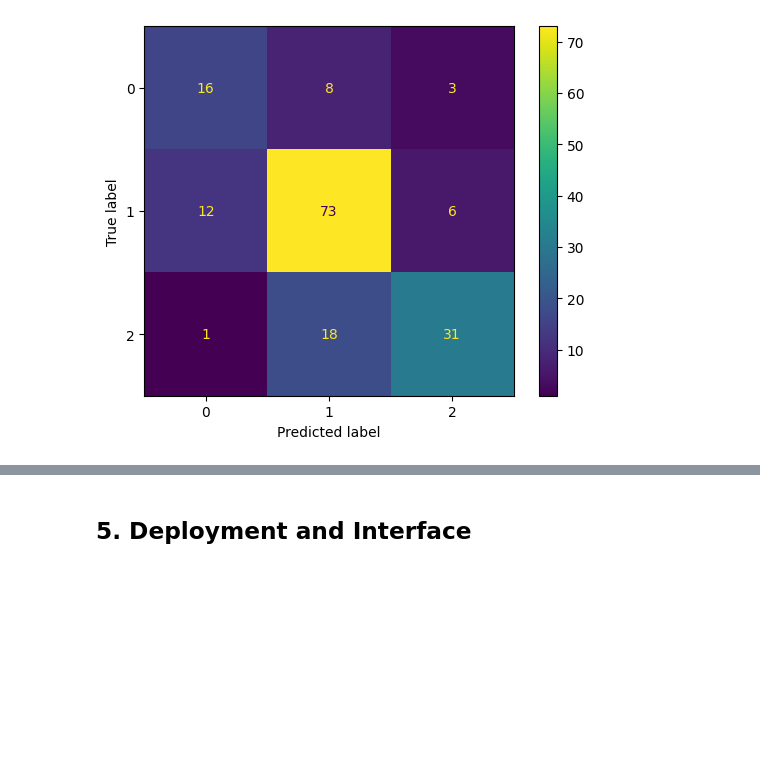
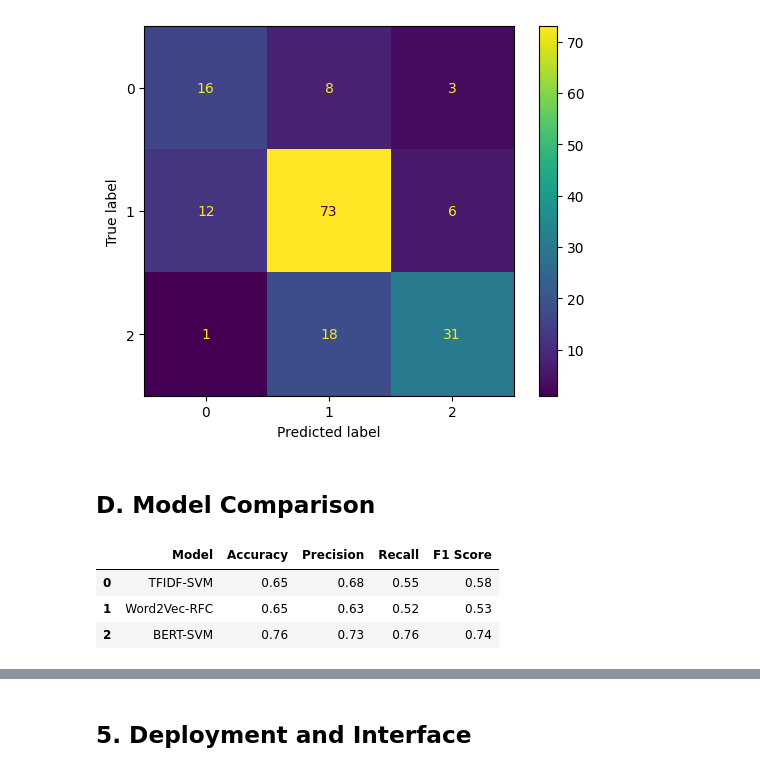
Before and after one commit to coachlivinglegend/PROG8245Project, a Jupyter notebook: Documentation.ipynb, the cells around one changed output, grey strips where cells are left out. Saved outputs shown, nothing was run; the diff lists cells and outputs as text; code cells hidden in the pictures; blank space fills up the shorter version.

```diff
--- a/Documentation.ipynb
+++ b/Documentation.ipynb
@@ -1494,3 +1504,23 @@ print(classification_report(y_test_lstm, y_pred_lstm_class))
    macro avg       0.69      0.67      0.68       168
 weighted avg       0.72      0.71      0.71       168
 [figure]
+# %% [markdown]
+## D. Model Comparison
+# %%
+# Create a new DataFrame from models and corresponding metrics
+data = {
+    'Model': ['TFIDF-SVM', 'Word2Vec-RFC', 'BERT-SVM'],
+    'Accuracy': [0.65, 0.65, 0.76],
+    'Precision': [0.68, 0.63, 0.73],
+    'Recall': [0.55, 0.52, 0.76],
+    'F1 Score': [0.58, 0.53, 0.74]
+}
+
+# Print the newly created DataFrame to display its contents
+model_comparison_df = pd.DataFrame(data)
+model_comparison_df
+# %% [output]
+|  | Model | Accuracy | Precision | Recall | F1 Score |
+| 0 | TFIDF-SVM | 0.65 | 0.68 | 0.55 | 0.58 |
+| 1 | Word2Vec-RFC | 0.65 | 0.63 | 0.52 | 0.53 |
+| 2 | BERT-SVM | 0.76 | 0.73 | 0.76 | 0.74 |
```
Also changed, not shown: parts of 15 cells of this notebook, 1 other file.
